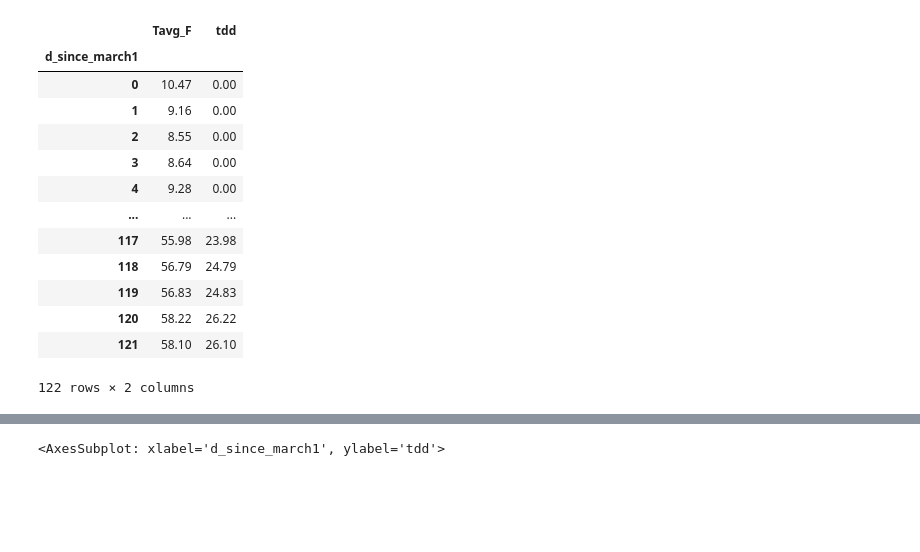
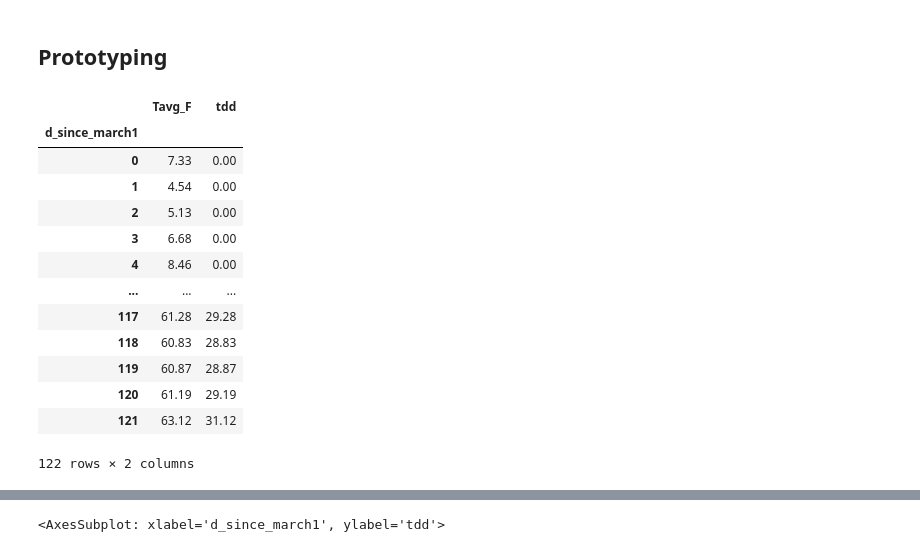
Before and after one commit to chryss/riverice, a Jupyter notebook: JupyterNotebooks/ACIS_tddcumulclimatology.ipynb, the cells around one changed output, grey strips where cells are left out. Cells and saved outputs as stored; diff of their text form; code cells hidden in the pictures; blank space fills up the shorter version.

```diff
--- a/JupyterNotebooks/ACIS_tddcumulclimatology.ipynb
+++ b/JupyterNotebooks/ACIS_tddcumulclimatology.ipynb
@@ -10,21 +10,23 @@ stationdata = PROJPATH / "data/weatherstations/ACIS/TDD/tdd_climatologies"
 # %%
 stations_tddclim = stationdata.glob("*.csv")
 stations_tddclim_list = list(stations_tddclim)
+# %% [markdown]
+## Prototyping
 # %%
-testdata = pd.read_csv(stations_tddclim_list[0], skiprows=4, index_col=0)
+testdata = pd.read_csv(stations_tddclim_list[3], skiprows=4, index_col=0)
 testdata
 # %% [output]
 |  | Tavg_F | tdd |
 | d_since_march1 |  |  |
-| 0 | 10.47 | 0.00 |
-| 1 | 9.16 | 0.00 |
-| 2 | 8.55 | 0.00 |
-| 3 | 8.64 | 0.00 |
-| 4 | 9.28 | 0.00 |
+| 0 | 7.33 | 0.00 |
+| 1 | 4.54 | 0.00 |
+| 2 | 5.13 | 0.00 |
+| 3 | 6.68 | 0.00 |
+| 4 | 8.46 | 0.00 |
 | ... | ... | ... |
-| 117 | 55.98 | 23.98 |
-| 118 | 56.79 | 24.79 |
-| 119 | 56.83 | 24.83 |
-| 120 | 58.22 | 26.22 |
-| 121 | 58.10 | 26.10 |
+| 117 | 61.28 | 29.28 |
+| 118 | 60.83 | 28.83 |
+| 119 | 60.87 | 28.87 |
+| 120 | 61.19 | 29.19 |
+| 121 | 63.12 | 31.12 |
 122 rows × 2 columns
```
Also changed, not shown: parts of 5 cells of this notebook.
